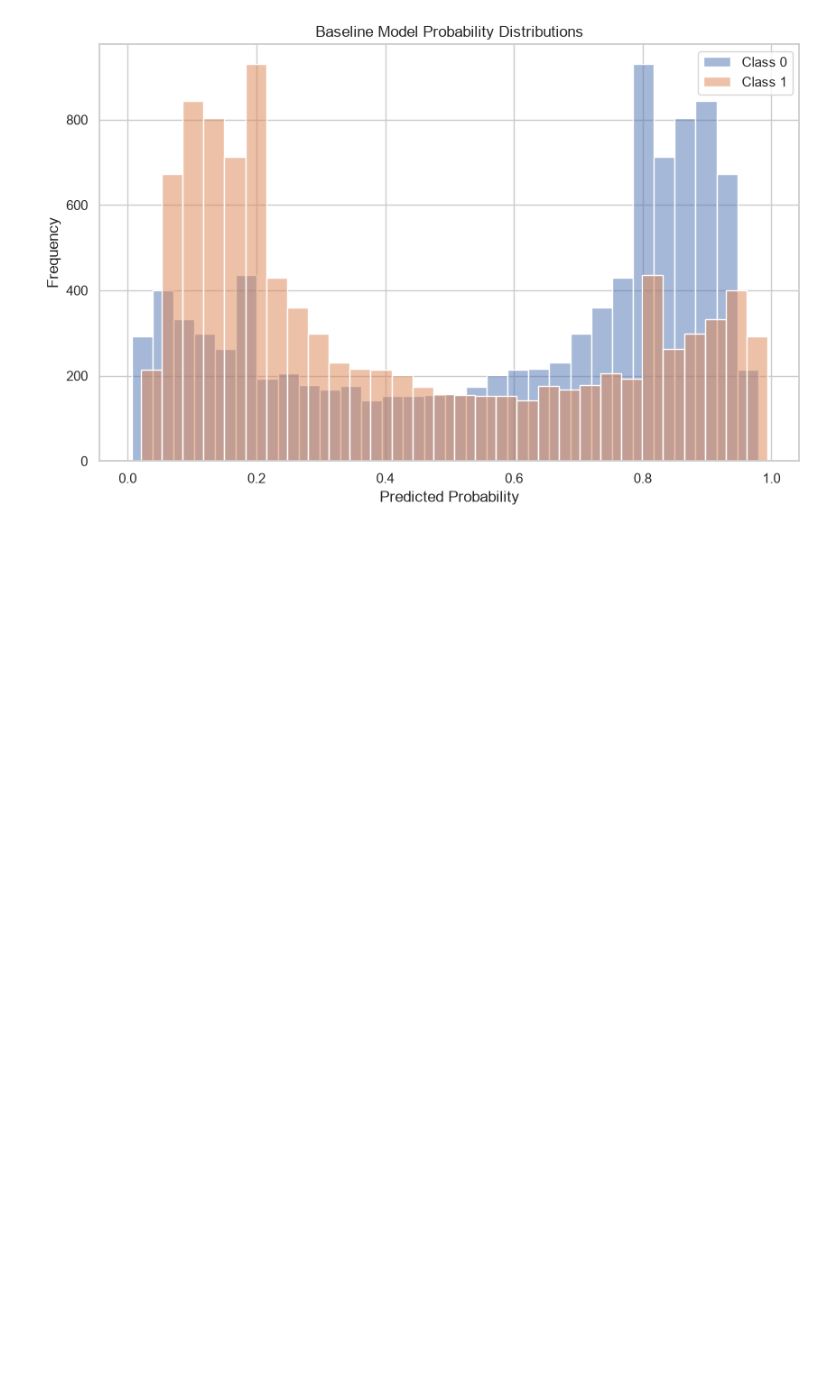
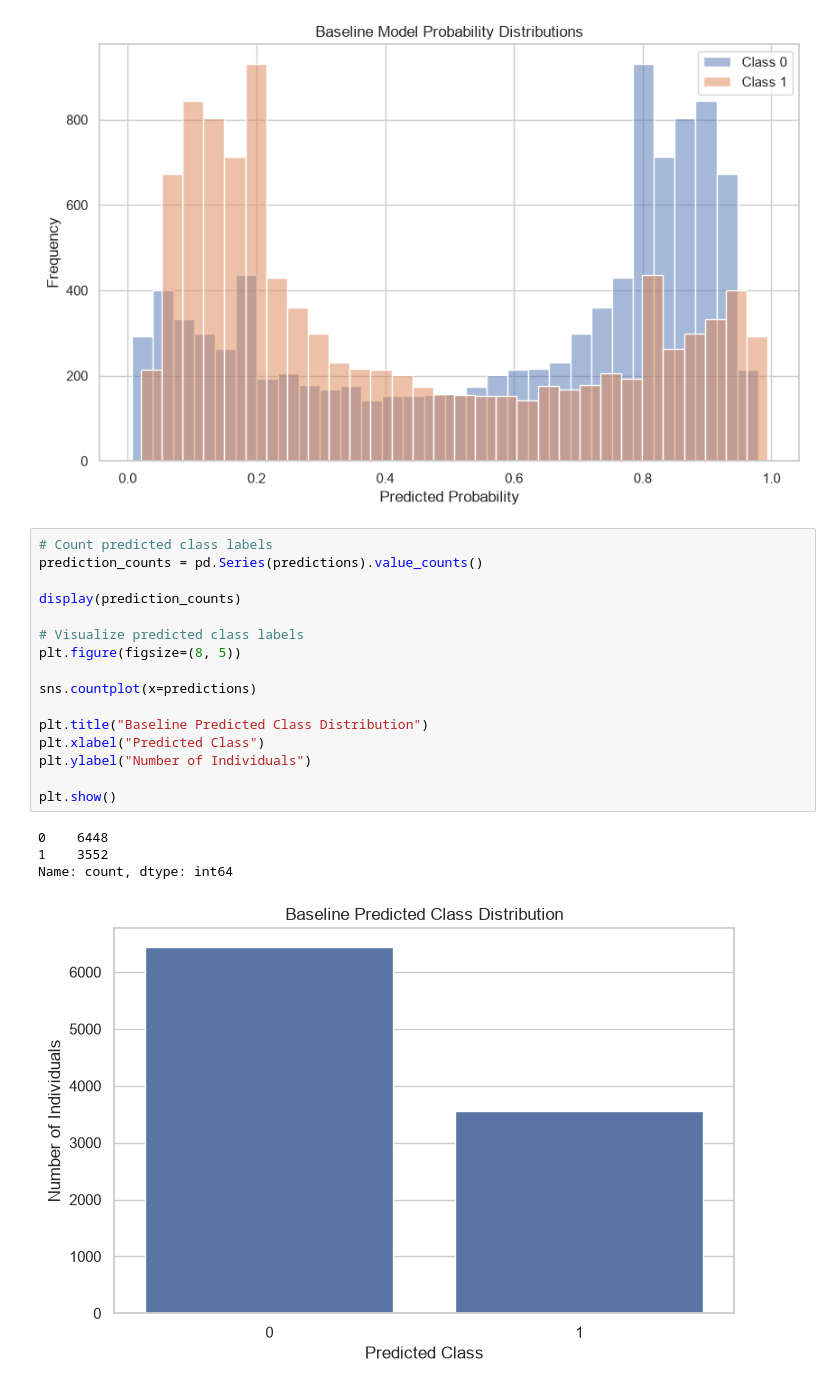
Before and after one commit to PhucNChau/XAI-Technical-Audit-Project, a Jupyter notebook: week1_exploration.ipynb, the cells around one changed output. Drawn from its saved outputs; the diff is of its cells as text; blank space fills up the shorter version.

```diff
--- a/week1_exploration.ipynb
+++ b/week1_exploration.ipynb
@@ -356,3 +355,24 @@ plt.legend()
 plt.show()
 # %% [output]
 [figure]
+# %%
+# Count predicted class labels
+prediction_counts = pd.Series(predictions).value_counts()
+
+display(prediction_counts)
+
+# Visualize predicted class labels
+plt.figure(figsize=(8, 5))
+
+sns.countplot(x=predictions)
+
+plt.title("Baseline Predicted Class Distribution")
+plt.xlabel("Predicted Class")
+plt.ylabel("Number of Individuals")
+
+plt.show()
+# %% [output]
+0    6448
+1    3552
+Name: count, dtype: int64
+[figure, added]
```
Also changed, not shown: parts of 1 cell of this notebook, 1 other file.
